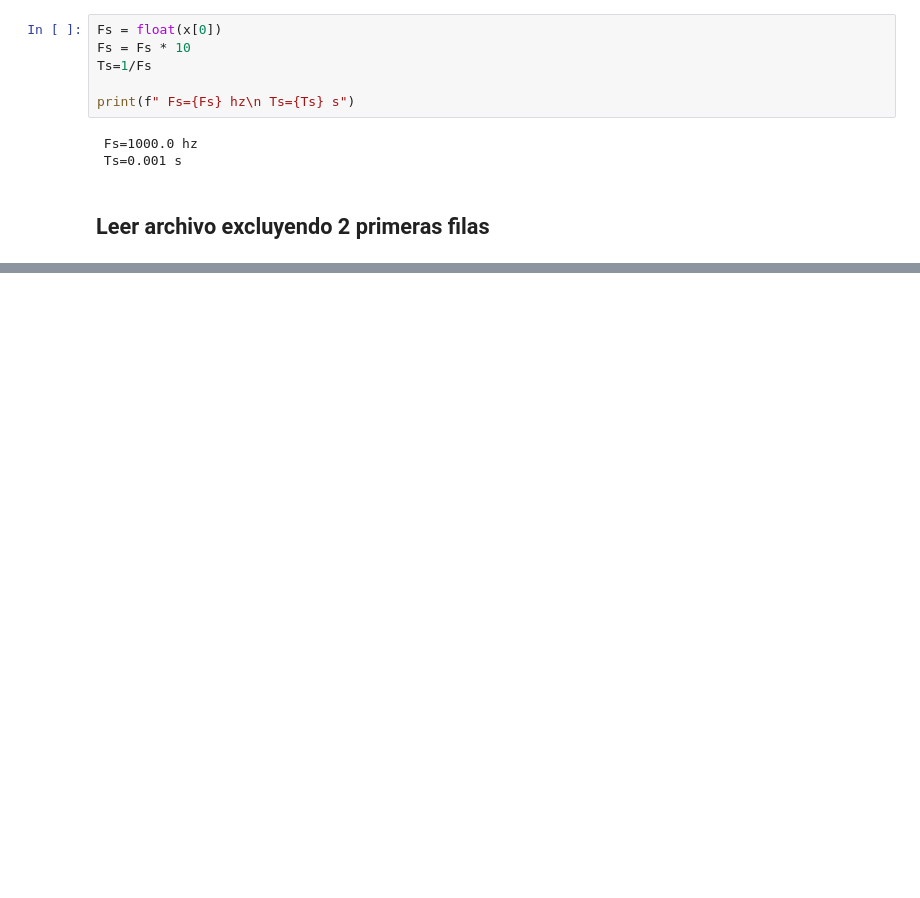
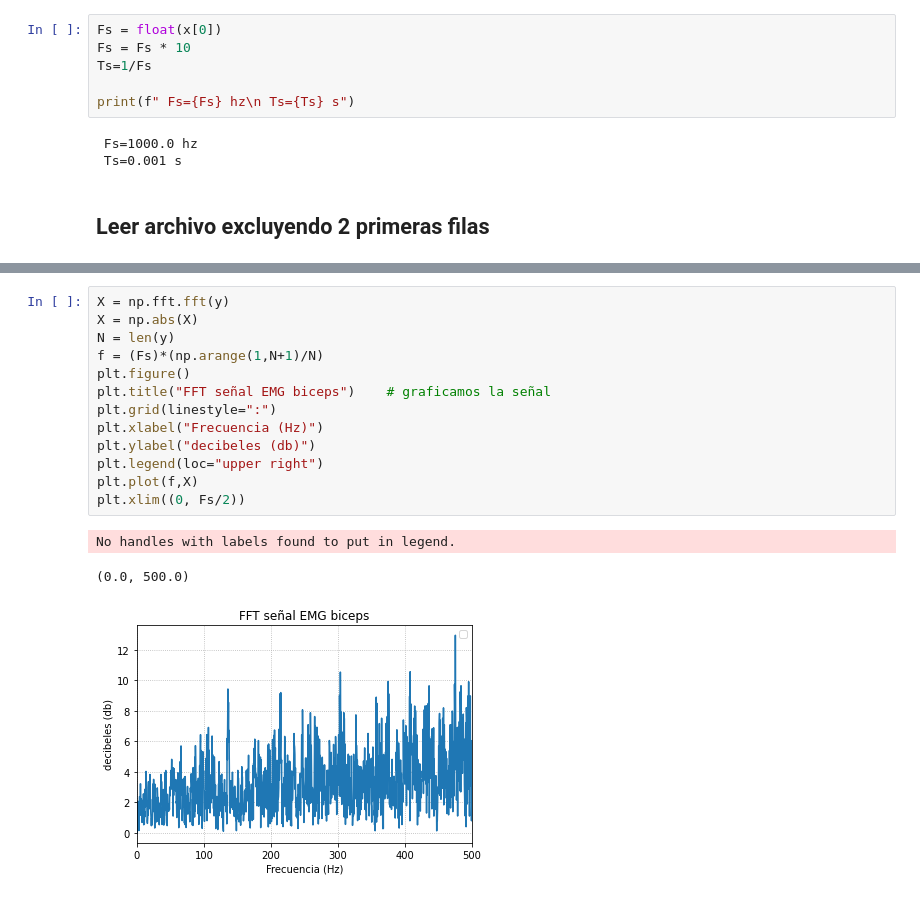
Before and after one commit to fruizg/Introduccion_de_senales, a Jupyter notebook: ISB/Laboratorios/Lab3_EMG/Lecturaseñal1.ipynb, the cells around one changed output, grey strips where cells are left out. Cells and saved outputs as stored; diff of their text form; blank space fills up the shorter version.

```diff
--- a/ISB/Laboratorios/Lab3_EMG/Lecturaseñal1.ipynb
+++ b/ISB/Laboratorios/Lab3_EMG/Lecturaseñal1.ipynb
@@ -54,0 +87,17 @@ plt.show()
+# %%
+X = np.fft.fft(y)
+X = np.abs(X)
+N = len(y)
+f = (Fs)*(np.arange(1,N+1)/N)
+plt.figure()
+plt.title("FFT señal EMG biceps")    # graficamos la señal
+plt.grid(linestyle=":")
+plt.xlabel("Frecuencia (Hz)")
+plt.ylabel("decibeles (db)")
+plt.legend(loc="upper right")
+plt.plot(f,X)
+plt.xlim((0, Fs/2))
+# %% [output]
+No handles with labels found to put in legend.
+(0.0, 500.0)
+[figure, added]
```
Also changed, not shown: parts of 6 cells of this notebook, 2 other files.
